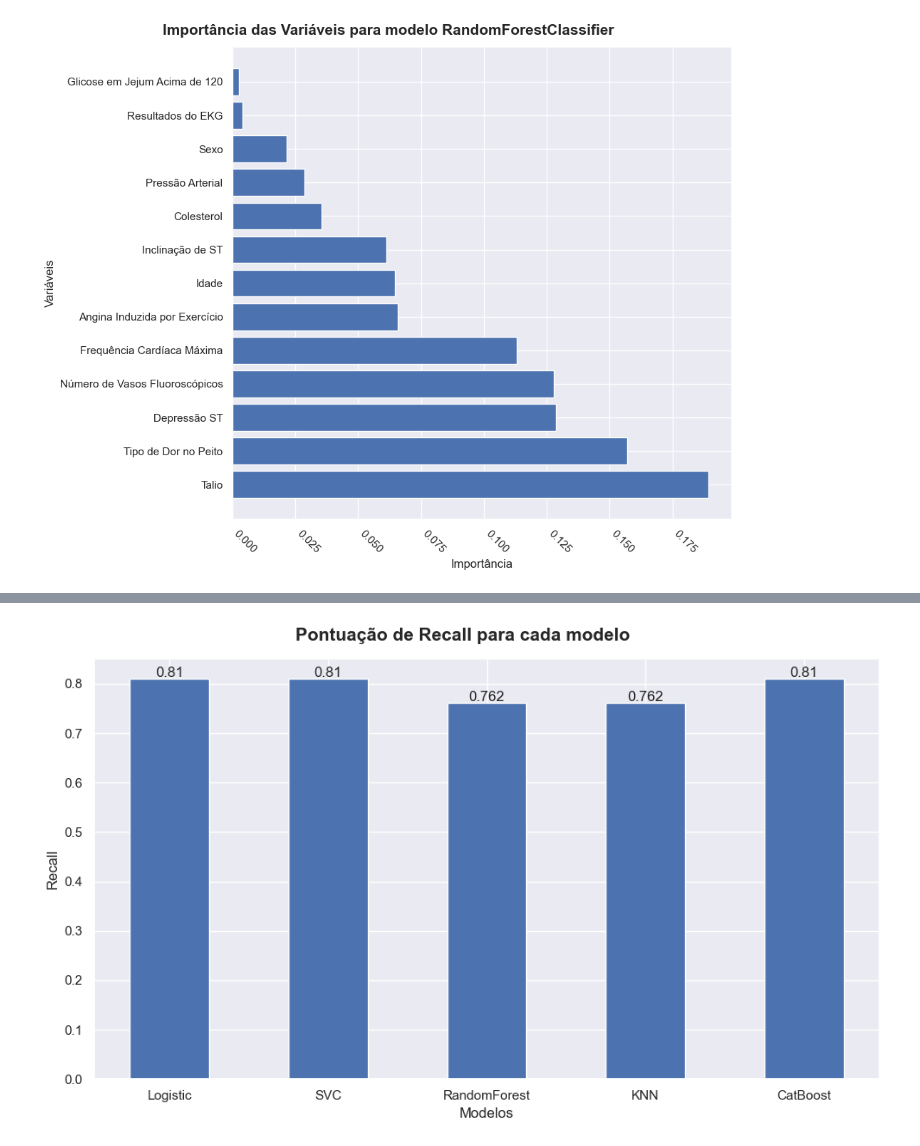
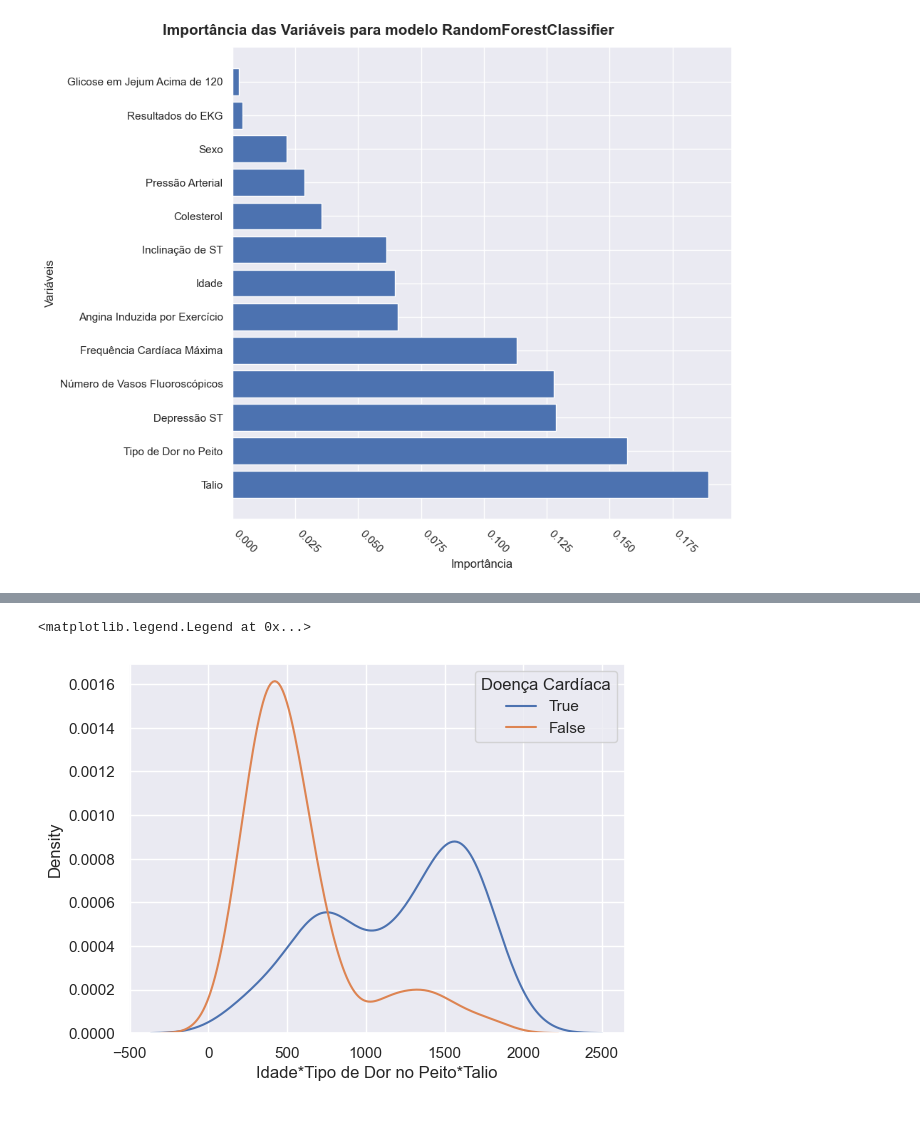
Before and after one commit to LucasMeller13/ml_abp, a Jupyter notebook: tests.ipynb, the cells around one changed output, grey strips where cells are left out. Saved outputs shown, nothing was run; the diff lists cells and outputs as text; code cells hidden in the pictures; blank space fills up the shorter version.

```diff
--- a/tests.ipynb
+++ b/tests.ipynb
@@ -560,19 +535,15 @@ plt.show()
-# %%
-# Example data
-models = ['Logistic', 'SVC', 'RandomForest', 'KNN', 'CatBoost']
-temp = [0.81, 0.81, 0.762, 0.762, 0.81]
-# colors = ['orange', 'green', 'red', 'yellow', 'blue']
-
-plt.figure(figsize=(10, 6))
-plt.bar(models, temp, width=0.5)  # Adjust width here (0.5 or other values to fit)
-for i, v in enumerate(temp):
-    plt.text(i, v + 0.003, str(v), ha='center')
-
-plt.xlabel("Modelos")
-plt.ylabel("Recall")
-plt.suptitle("Pontuação de Recall para cada modelo", fontsize=15, fontweight='bold')
-plt.tight_layout()
-plt.subplots_adjust(top=.92)
-plt.show()
-# %% [output]
-[figure, removed]
+# %%
+df_temp = df.copy()
+# %%
+df_temp['Idade*Tipo de Dor no Peito*Talio'] = df_temp['age']*df_temp['chest_pain_type']*df_temp['thallium']
+df_temp['Tipo de Dor no Peito*Inclinacao ST*Talio'] = df_temp['chest_pain_type']*df_temp['slope_of_st']*df_temp['thallium']
+df_temp['Tipo de Dor no Peito^2*Talio'] = np.square(df_temp['chest_pain_type'])*df_temp['thallium']
+# cholesterol ekg_results exercise_angina
+df_temp['Colesterol*Resultados EKG*Angina Induzida por Exercicio'] = df_temp['cholesterol']*df_temp['ekg_results']*df_temp['exercise_angina']
+# %%
+sns.kdeplot(df_temp[df_temp['heart_disease'] == 1]['Idade*Tipo de Dor no Peito*Talio'], label='True')
+sns.kdeplot(df_temp[df_temp['heart_disease'] == 0]['Idade*Tipo de Dor no Peito*Talio'], label='False')
+plt.legend(title='Doença Cardíaca')
+# %% [output]
+<matplotlib.legend.Legend at 0x...>
+[figure, added]
```
Also changed, not shown: parts of 34 cells of this notebook, 11 other files.
